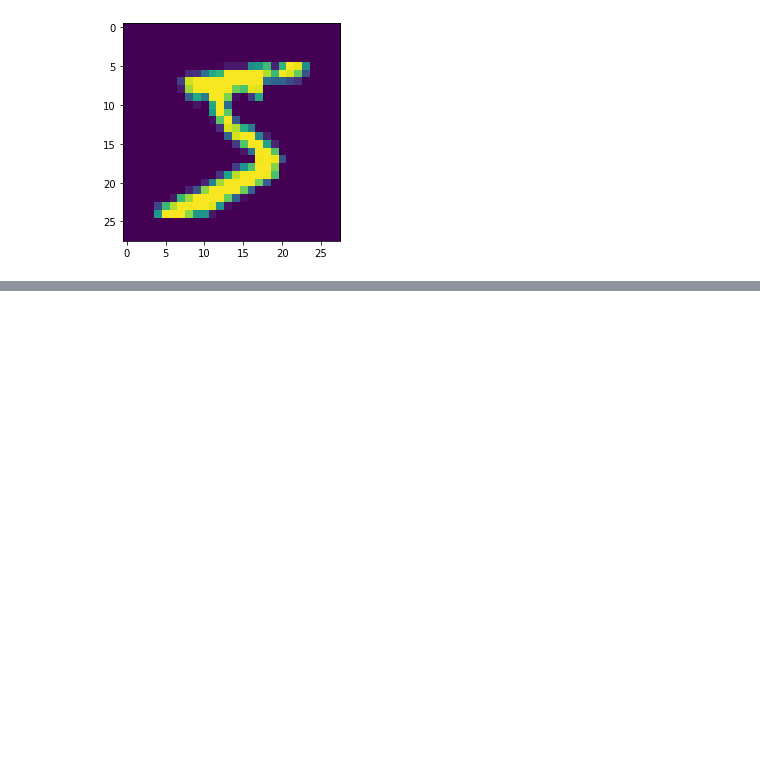
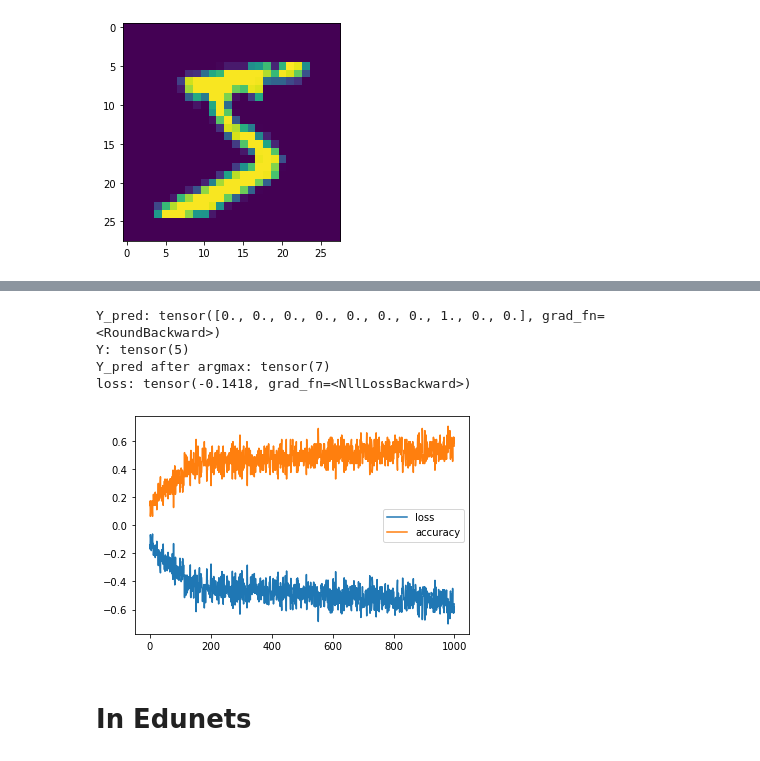
Before and after one commit to goncalogiga/edunets, a Jupyter notebook: demos.ipynb, the cells around one changed output, grey strips where cells are left out. Cells and saved outputs as stored; diff of their text form; code cells hidden in the pictures; blank space fills up the shorter version.

Commit message:
Added a pytorch example so the similarities with the edunets version are more clear

```diff
--- a/demos.ipynb
+++ b/demos.ipynb
@@ -34,0 +90,67 @@ plt.imshow(X_train[0]), Y_train[0]
+# %%
+# Pytorch Training
+
+model = TorchNet()
+
+# Loss function defined above
+loss_fn = NLLLoss
+
+# Stocastic gradient descent
+optimizer = torch.optim.SGD(model.parameters(), lr=0.001, momentum=0)
+
+# Training paramaters
+epochs = 1000
+batch_size = 64
+
+losses, accuracies = [], []
+
+# Training loop
+for i in (t := trange(epochs)):
+    # Get random slicing the size of the batch
+    sample = np.random.randint(0, X_train.shape[0], size=(batch_size))
+
+    # Define X and Y (flatten X so the image is one single dimention)
+    # Conversion to float is important so the Linear layers accept X as a input
+    X = torch.tensor(X_train[sample].reshape(-1, 28*28), dtype=torch.float)
+    Y = torch.tensor(Y_train[sample], dtype=torch.long)
+
+    Y_pred = model(X)
+
+    # This prints shows the form of Y_pred, it is clear argmax needs to be applied
+    # to compare Y_pred with Y
+    if i == 0:
+        print("Y_pred:", Y_pred[0].round())
+        print("Y:", Y[0])
+        print("Y_pred after argmax:", torch.argmax(Y_pred, dim=1)[0])
+
+    loss, accuracy = loss_fn(Y_pred, Y)
+
+    if i == 0:
+        print("loss:", loss)
+
+    # Backpropagation
+    loss.backward()
+
+    # Updating weights
+    optimizer.step()
+
+    # Reset weights for next epoch
+    model.zero_grad()
+
+    loss = loss.item()
+    losses.append(loss)
+    accuracies.append(accuracy)
+    t.set_description("loss %.2f accuracy %.2f" % (loss, accuracy))
+
+plt.plot(losses, label="loss")
+plt.plot(accuracies, label="accuracy")
+plt.legend()
+plt.show()
+# %% [output]
+Y_pred: tensor([0., 0., 0., 0., 0., 0., 0., 1., 0., 0.], grad_fn=<RoundBackward>)
+Y: tensor(5)
+Y_pred after argmax: tensor(7)
+loss: tensor(-0.1418, grad_fn=<NllLossBackward>)
+[figure, added]
+# %% [markdown]
+# In Edunets
```
Also changed, not shown: parts of 8 cells of this notebook, 1 other file.
